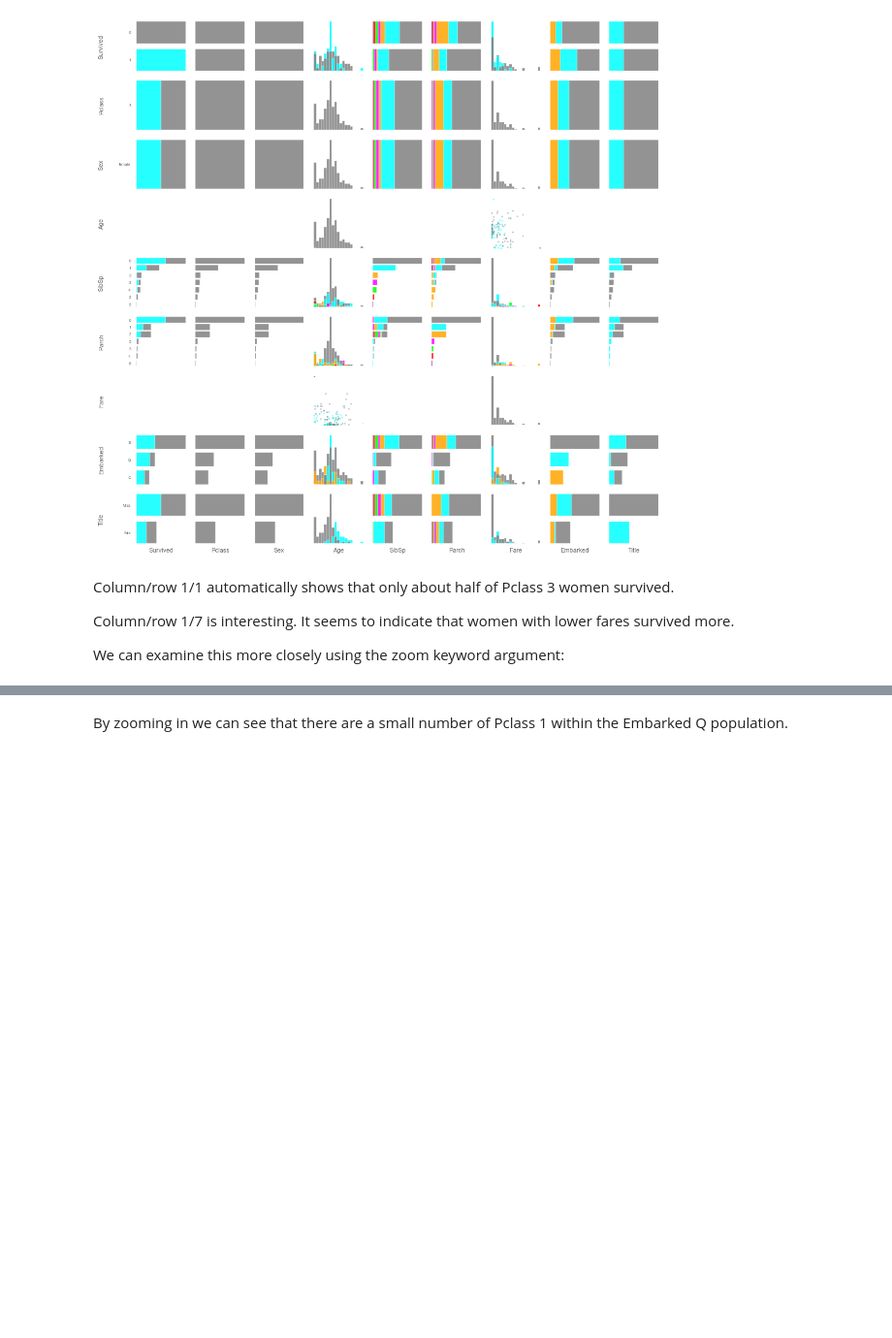
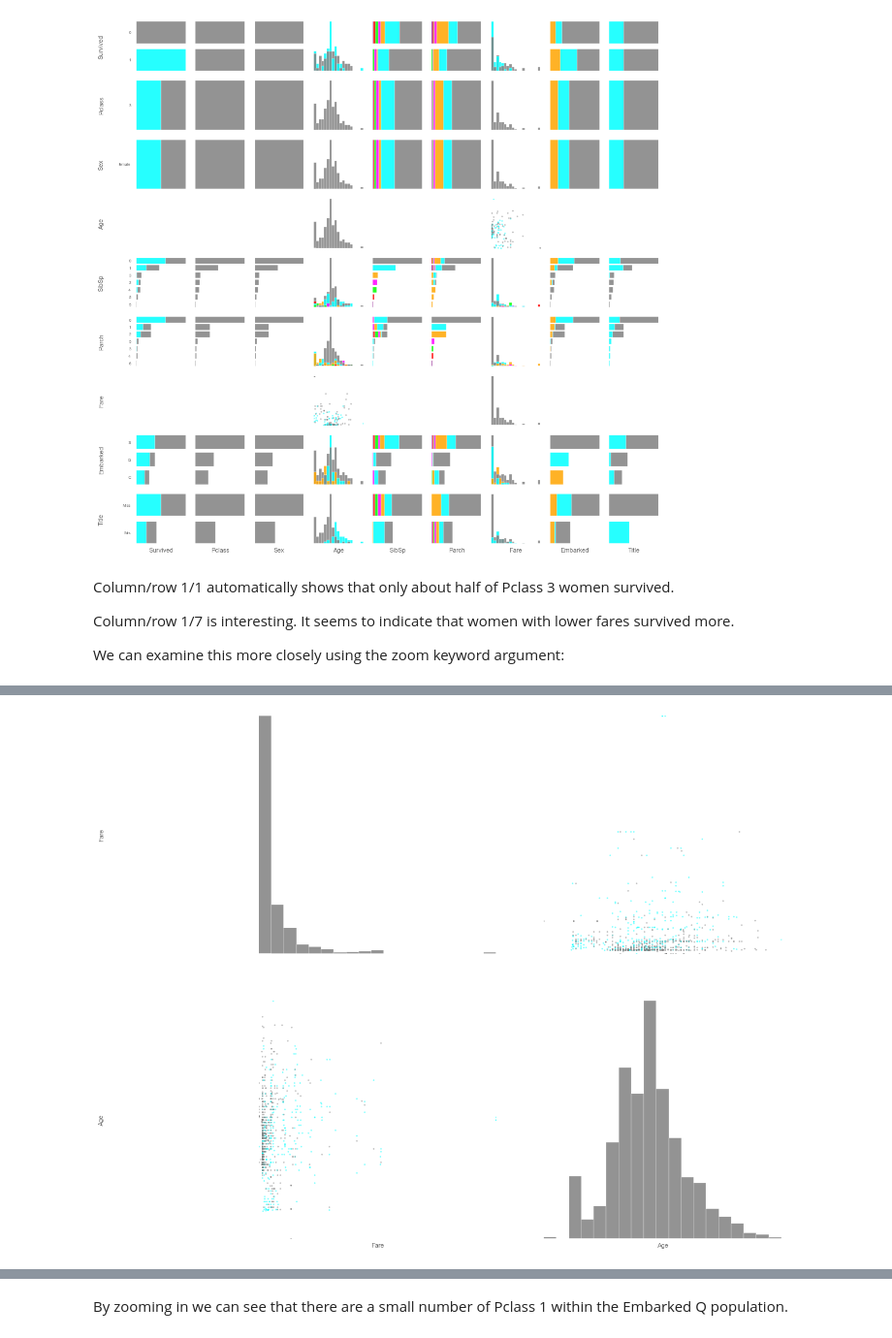
Before and after one commit to kpflugshaupt/pairplotr, a Jupyter notebook: pairplotr_demo.ipynb, the cells around one changed output, grey strips where cells are left out. Shown at 97% size. Cells and saved outputs as stored; diff of their text form; code cells hidden in the pictures; blank space fills up the shorter version.

```diff
--- a/pairplotr_demo.ipynb
+++ b/pairplotr_demo.ipynb
@@ -159,3 +158,10 @@ Column/row 1/1 automatically shows that only about half of Pclass 3 women surviv
 Column/row 1/7 is interesting. It seems to indicate that women with lower fares survived more.
 
 We can examine this more closely using the zoom keyword argument:
+# %%
+%%time
+import pairplotr as ppr
+reload(ppr)
+ppr.compare_data(df,data_types=data_types,plot_vars=['Fare','Age'],
+                 scatter_plot_filter='Survived')
+# %% [output]
@@ -162,3 +170,4 @@ We can examine this more closely using the zoom keyword argument:
+[figure, added]
 # %%
 %%time
 import pairplotr as ppr
```
Also changed, not shown: parts of 7 cells of this notebook, 1 other file.
